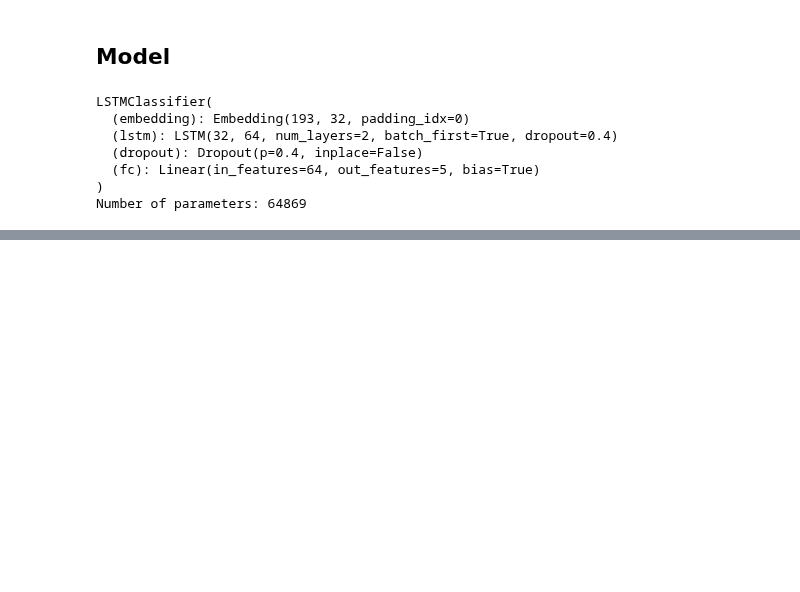
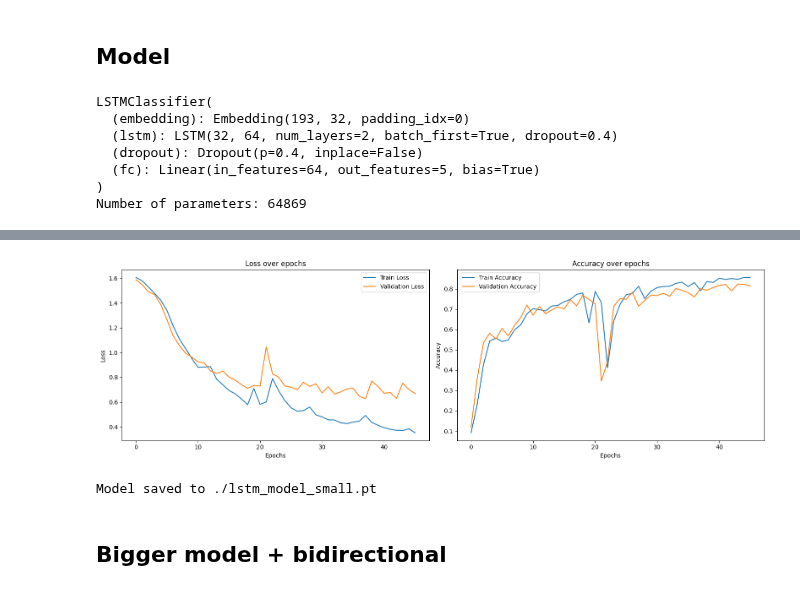
Before and after one commit to gamemeine/ssne, a Jupyter notebook: ex6/1.0-mm-recursive-nn.ipynb, the cells around one changed output, grey strips where cells are left out. Cells and saved outputs as stored; diff of their text form; code cells hidden in the pictures; blank space fills up the shorter version.

Commit message:
trained 2 models

```diff
--- a/ex6/1.0-mm-recursive-nn.ipynb
+++ b/ex6/1.0-mm-recursive-nn.ipynb
@@ -230,7 +230,7 @@ model = LSTMClassifier(
         embed_dim=EMBED_DIM,
         hidden_dim=HIDDEN_DIM,
         output_dim=OUTPUT_DIM,
-        num_layers=2,
+        num_layers=NUM_LAYERS,
         dropout_p=DROPOUT_P,
         bidirectional=False
     ).to(device)
@@ -269,0 +285,10 @@ trainer.train(train_loader, val_loader, epochs=100)
+# %%
+trainer.plot_training_history()
+# %% [output]
+[figure, added]
+# %%
+trainer.save_model("./lstm_model_small.pt")
+# %% [output]
+Model saved to ./lstm_model_small.pt
+# %% [markdown]
+## Bigger model + bidirectional
```
Also changed, not shown: parts of 14 cells of this notebook.
